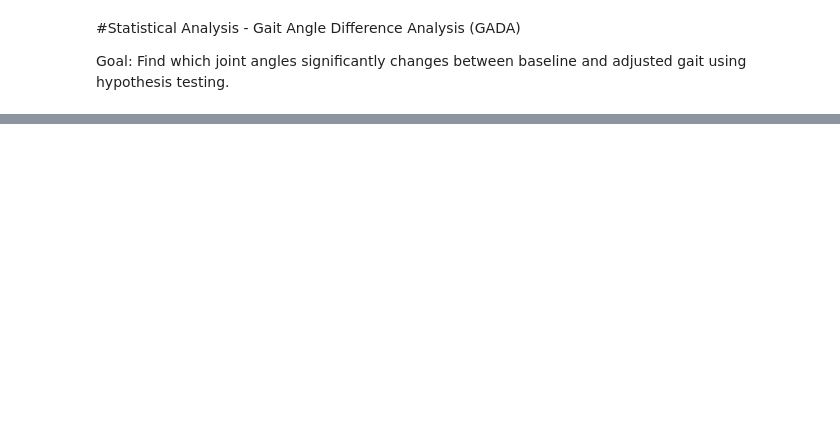
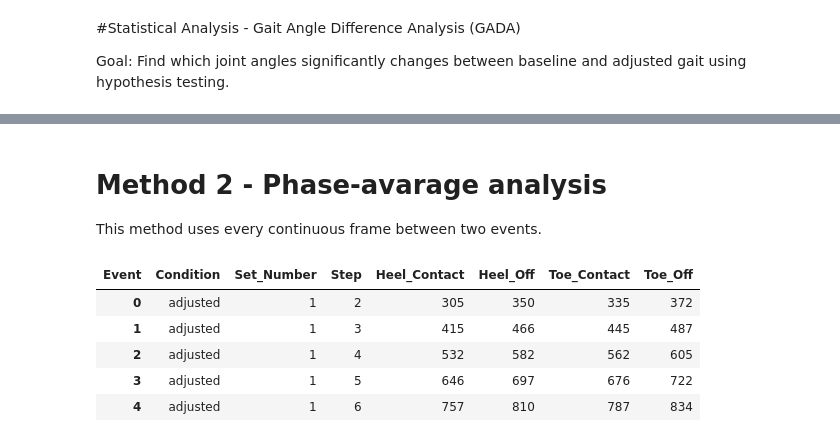
Before and after one commit to alveana/Gait-Angle-Difference-Analysis-, a Jupyter notebook: GaitAngleDifferenceAnalysis.ipynb, the cells around one changed output, grey strips where cells are left out. Saved outputs shown, nothing was run; the diff lists cells and outputs as text; code cells hidden in the pictures; blank space fills up the shorter version.

```diff
--- a/GaitAngleDifferenceAnalysis.ipynb
+++ b/GaitAngleDifferenceAnalysis.ipynb
@@ -419,0 +460,27 @@ Event: Heel_Contact
+# %% [markdown]
+# Method 2 - Phase-avarage analysis
+This method uses every continuous frame between two events.
+# %%
+# ============================================================
+# METHOD 2: PREPARE GAIT-PHASE BOUNDARIES
+# ============================================================
+
+event_table = df.pivot_table(
+    index=["Condition", "Set_Number", "Step"],
+    columns="Event",
+    values="Event_Frame",
+    aggfunc="first"
+).reset_index()
+
+event_table = event_table.sort_values(
+    ["Condition", "Set_Number", "Step"]
+).reset_index(drop=True)
+
+display(event_table.head())
+# %% [output]
+| Event | Condition | Set_Number | Step | Heel_Contact | Heel_Off | Toe_Contact | Toe_Off |
+| 0 | adjusted | 1 | 2 | 305 | 350 | 335 | 372 |
+| 1 | adjusted | 1 | 3 | 415 | 466 | 445 | 487 |
+| 2 | adjusted | 1 | 4 | 532 | 582 | 562 | 605 |
+| 3 | adjusted | 1 | 5 | 646 | 697 | 676 | 722 |
+| 4 | adjusted | 1 | 6 | 757 | 810 | 787 | 834 |
```
Also changed, not shown: parts of 27 cells of this notebook.
